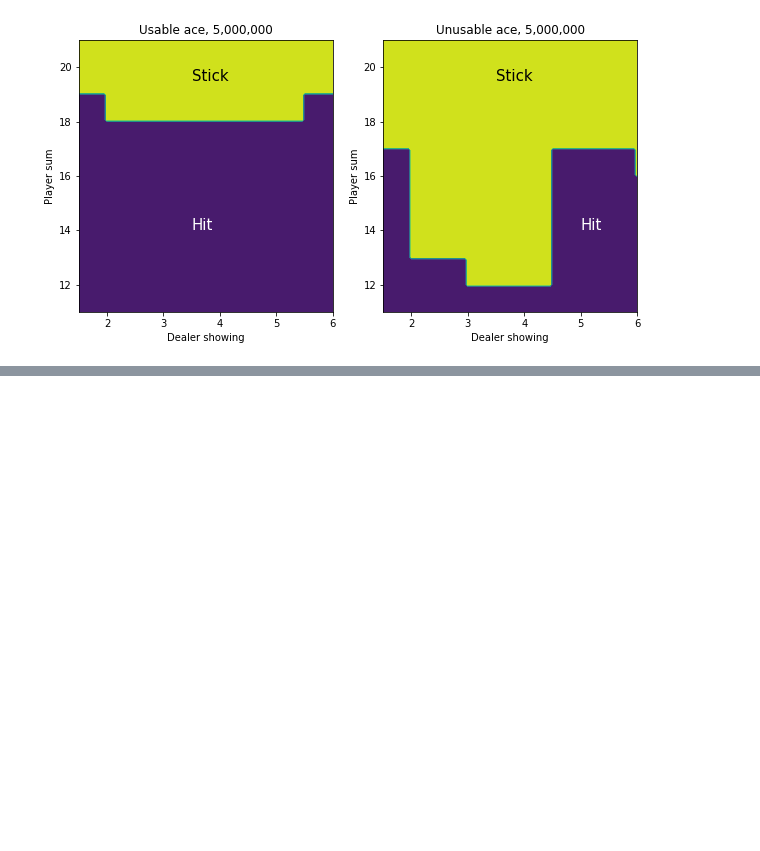
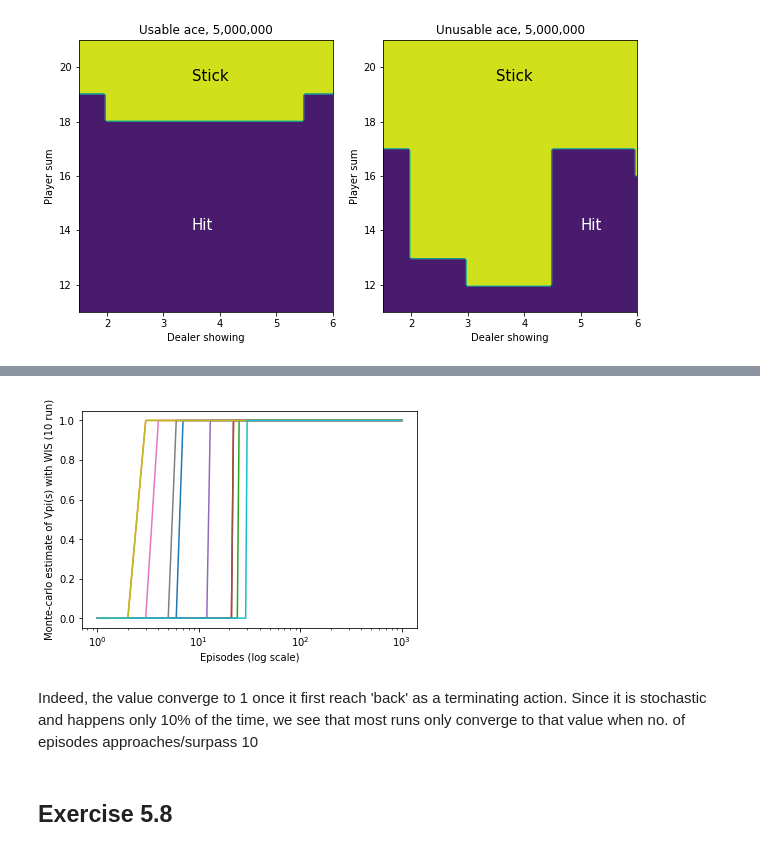
Before and after one commit to kai32/ReinforcementLearning, a Jupyter notebook: chapter 5.ipynb, the cells around one changed output, grey strips where cells are left out. Saved outputs shown, nothing was run; the diff lists cells and outputs as text; code cells hidden in the pictures; blank space fills up the shorter version.

```diff
--- a/chapter 5.ipynb
+++ b/chapter 5.ipynb
@@ -335,0 +466,37 @@ plot_policy(bj_mces_agent.policy)
+# %%
+wis_runs = []
+for run in range(10):
+    estimates = [0]
+    c = 0
+    for i in range(1000):
+        is_end = False
+        p = 1
+        reward = 0
+        while not is_end:
+            action = np.random.choice(['back', 'end'])
+            if action == 'back': # target policy is back only
+                p *= 1/0.5 # pi = 1, mu = 0.5
+                is_end = np.random.uniform() < 0.1
+                if is_end:
+                    reward = 1
+            else:
+                p = 0
+                break
+        if p == 0:
+            estimates.append(estimates[-1])
+        else:
+            c += p
+            estimates.append(estimates[-1] + p/c * (reward - estimates[-1]))
+    wis_runs.append(estimates)
+# %%
+for run in wis_runs:
+    plt.plot(range(1001), run)
+plt.ylabel('Monte-carlo estimate of Vpi(s) with WIS (10 run)')
+plt.xlabel('Episodes (log scale)')
+plt.xscale('log')
+# %% [output]
+[figure, added]
+# %% [markdown]
+Indeed, the value converge to 1 once it first reach 'back' as a terminating action. Since it is stochastic and happens only 10% of the time, we see that most runs only converge to that value when no. of episodes approaches/surpass 10
+# %% [markdown]
+## Exercise 5.8
```
Also changed, not shown: parts of 33 cells of this notebook, 1 other file.
